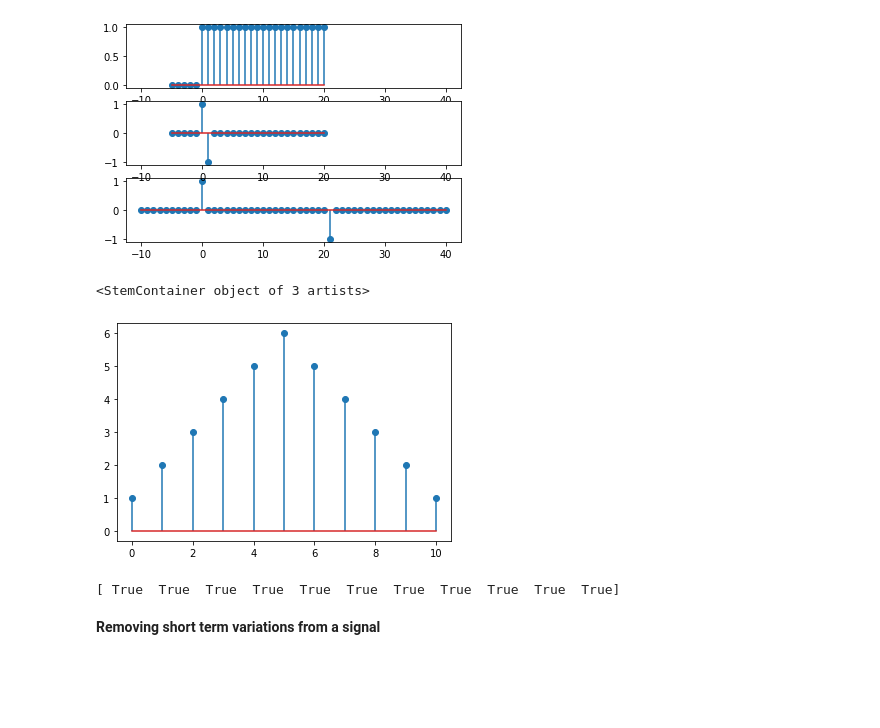
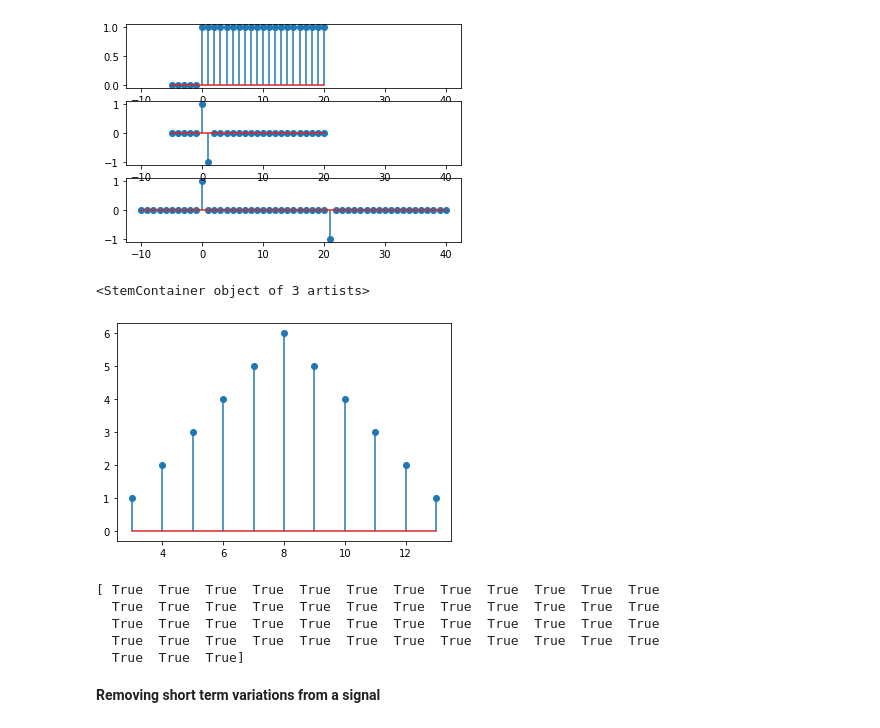
Before and after one commit to Atellas23/apunts, a Jupyter notebook: segon/Q1/SIS/pràctica1/practica1SIS.ipynb, the cells around one changed output. Cells and saved outputs as stored; diff of their text form; code cells hidden in the pictures; blank space fills up the shorter version.

```diff
--- a/segon/Q1/SIS/pràctica1/practica1SIS.ipynb
+++ b/segon/Q1/SIS/pràctica1/practica1SIS.ipynb
@@ -59,18 +63,23 @@ plot3(1, n, x2, n, h2, ny, yd)
 # %%
 p = np.ones(6)
 z = convolve(p, p)
 plt.close('all')
 n = np.arange(0, 6)
-nz = np.arange(0,11) #Modify this line
+nz = np.arange(3,14) #Modify this line
 plt.stem(nz, z, use_line_collection=True)
 # %% [output]
 <StemContainer object of 3 artists>
-[figure, old version]
+[figure, new version]
-# %%
-z2 = myconvolve(p,p)
-print(z2 == z)
-# %% [output]
-[ True  True  True  True  True  True  True  True  True  True  True]
+# %%
+z1 = convolve(x1,x2)
+z2 = myconvolve(x2,x1)
+print(z2 == z1)
+# %% [output]
+[ True  True  True  True  True  True  True  True  True  True  True  True
+  True  True  True  True  True  True  True  True  True  True  True  True
+  True  True  True  True  True  True  True  True  True  True  True  True
+  True  True  True  True  True  True  True  True  True  True  True  True
+  True  True  True]
 # %% [markdown]
 **Removing short term variations from a signal**
 # %%
```
Also changed, not shown: parts of 15 cells of this notebook.
